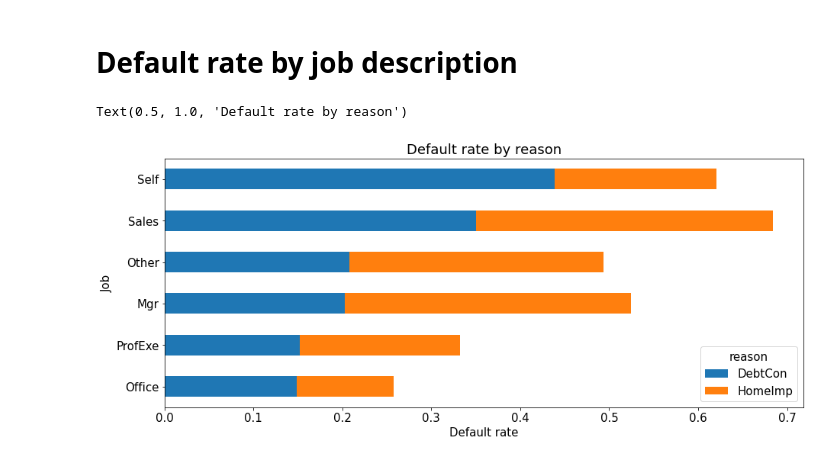
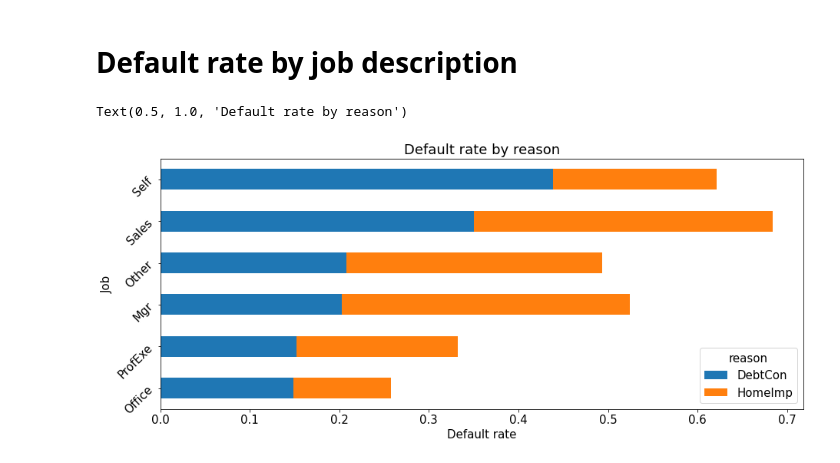
Before and after one commit to Owerre/Home-Equity-Loan, a Jupyter notebook: notebooks/01-eda.ipynb, the cells around one changed output. Drawn from its saved outputs; the diff is of its cells as text; code cells hidden in the pictures.

```diff
--- a/notebooks/01-eda.ipynb
+++ b/notebooks/01-eda.ipynb
@@ -239,11 +239,12 @@ plt.savefig('../images/fig2.png')
 # %%
 # pivot table and plot
 pvt = pdf.pivot_table('bad', index = 'job', columns = 'reason', aggfunc = 'mean')
 pvt.sort_values(by = ['DebtCon', 'HomeImp']).plot(kind = 'barh', stacked = True, figsize = (15,6))
 
 plt.xlabel('Default rate')
 plt.ylabel('Job')
+plt.yticks(rotation = 45)
 plt.title('Default rate by reason')
 # %% [output]
 Text(0.5, 1.0, 'Default rate by reason')
-[figure, old version]
+[figure, new version]
```
Also changed, not shown: 1 other file.
